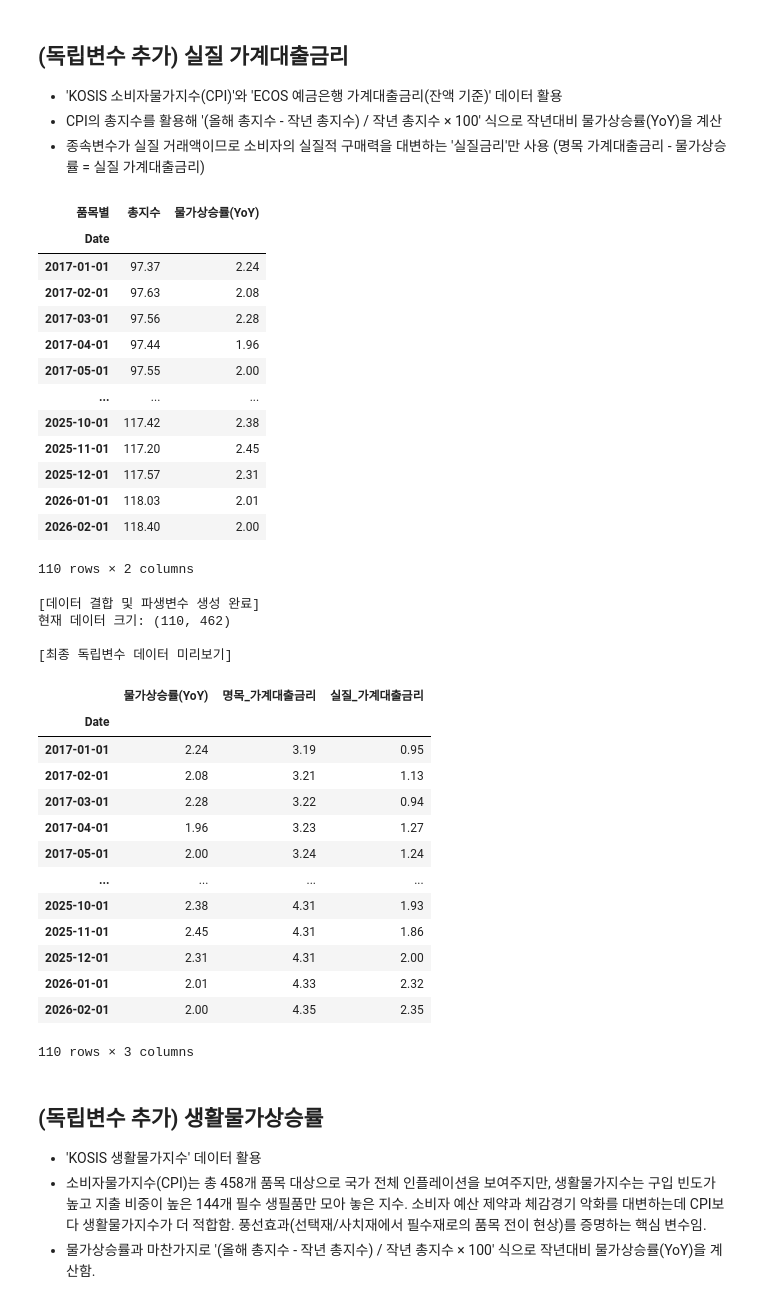
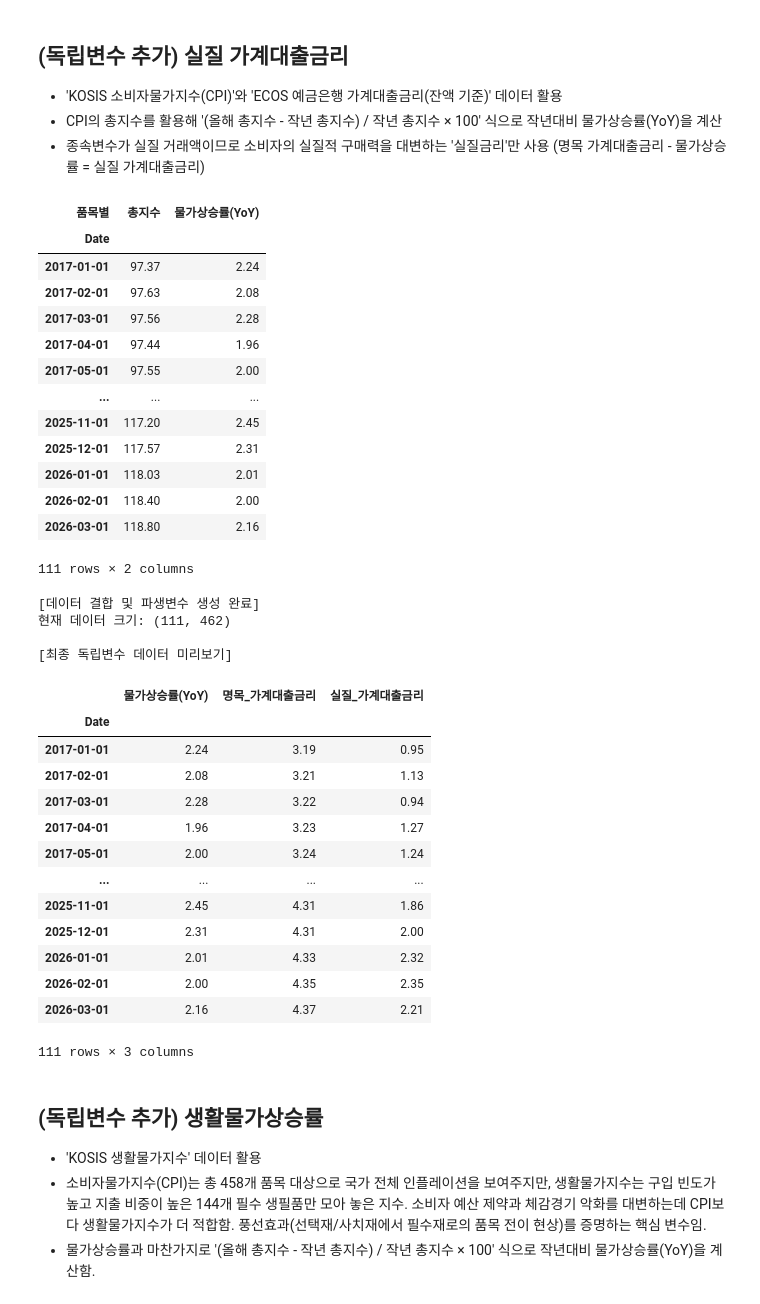
Before and after one commit to mathsjm32/Study, a Jupyter notebook: 공모전_논문_프로젝트.ipynb, the cells around one changed output. Saved outputs shown, nothing was run; the diff lists cells and outputs as text; code cells hidden in the pictures.

```diff
--- a/공모전_논문_프로젝트.ipynb
+++ b/공모전_논문_프로젝트.ipynb
@@ -96,6 +97,6 @@ memory usage: 21.5 KB
 None
 # %%
-df_cpi_raw = pd.read_excel(r"C:\Users\sigtd\SJM\Data\소비자물가지수_17.01~26.02.xlsx")
+df_cpi_raw = pd.read_excel(r"C:\Users\sigtd\SJM\Data\소비자물가지수.xlsx")
 df_cpi_raw.set_index(df_cpi_raw.columns[0], inplace=True)
 df_cpi_t = df_cpi_raw.T
 
@@ -302,17 +303,17 @@ display(df_CPI[['총지수', '물가상승률(YoY)']])
 | 2017-04-01 | 97.44 | 1.96 |
 | 2017-05-01 | 97.55 | 2.00 |
 | ... | ... | ... |
-| 2025-10-01 | 117.42 | 2.38 |
 | 2025-11-01 | 117.20 | 2.45 |
 | 2025-12-01 | 117.57 | 2.31 |
 | 2026-01-01 | 118.03 | 2.01 |
 | 2026-02-01 | 118.40 | 2.00 |
+| 2026-03-01 | 118.80 | 2.16 |
-110 rows × 2 columns
+111 rows × 2 columns
 # %%
 # ==============================================================================
 # 1. ECOS 금리 데이터 불러오기 및 추출
 # ==============================================================================
-file_path_rate = r"C:\Users\sigtd\SJM\Data\예금은행 가계대출금리(잔액 기준)_17.01~26.02.xlsx"
+file_path_rate = r"C:\Users\sigtd\SJM\Data\예금은행 가계대출금리(잔액 기준).xlsx"
 df_rate_raw = pd.read_excel(file_path_rate)
 
 # '계정항목' 컬럼에서 '가계대출'이 포함된 행만 필터링 (마이너스통장 포함 행)
@@ -337,40 +338,40 @@ df_rate_final = df_rate_melted[['명목_가계대출금리']]
 
 # ==============================================================================
 # 3. [핵심] 기존 데이터 결합 및 실질금리(최종 독립변수) 파생변수 생성
 # ==============================================================================
 # 기존에 물가상승률이 포함된 df_CPI 데이터와 날짜(Index)를 기준으로 병합합니다.
 # how='inner'를 사용하여 두 데이터의 날짜가 완벽히 일치하는 구간만 남깁니다.
 df_master = pd.merge(df_CPI, df_rate_final, left_index=True, right_index=True, how='inner')
 
 # 피셔 방정식(Fisher Equation) 적용: 실질금리 = 명목금리 - 물가상승률
 df_master['실질_가계대출금리'] = df_master['명목_가계대출금리'] - df_master['물가상승률(YoY)']
 
 # ==============================================================================
 # 4. 최종 결과 확인
 # ==============================================================================
 print("[데이터 결합 및 파생변수 생성 완료]")
 print("현재 데이터 크기:", df_master.shape)
 print("\n[최종 독립변수 데이터 미리보기]")
 display(df_master[['물가상승률(YoY)', '명목_가계대출금리', '실질_가계대출금리']])
 # %% [output]
 [데이터 결합 및 파생변수 생성 완료]
-현재 데이터 크기: (110, 462)
+현재 데이터 크기: (111, 462)
 
 [최종 독립변수 데이터 미리보기]
 |  | 물가상승률(YoY) | 명목_가계대출금리 | 실질_가계대출금리 |
 | Date |  |  |  |
 | 2017-01-01 | 2.24 | 3.19 | 0.95 |
 | 2017-02-01 | 2.08 | 3.21 | 1.13 |
 | 2017-03-01 | 2.28 | 3.22 | 0.94 |
 | 2017-04-01 | 1.96 | 3.23 | 1.27 |
 | 2017-05-01 | 2.00 | 3.24 | 1.24 |
 | ... | ... | ... | ... |
-| 2025-10-01 | 2.38 | 4.31 | 1.93 |
 | 2025-11-01 | 2.45 | 4.31 | 1.86 |
 | 2025-12-01 | 2.31 | 4.31 | 2.00 |
 | 2026-01-01 | 2.01 | 4.33 | 2.32 |
 | 2026-02-01 | 2.00 | 4.35 | 2.35 |
+| 2026-03-01 | 2.16 | 4.37 | 2.21 |
-110 rows × 3 columns
+111 rows × 3 columns
 # %%
 df_master_final = df_실질거래액.join(df_master[['실질_가계대출금리']], how='inner')
 # %% [markdown]
```
Also changed, not shown: parts of 12 cells of this notebook.
